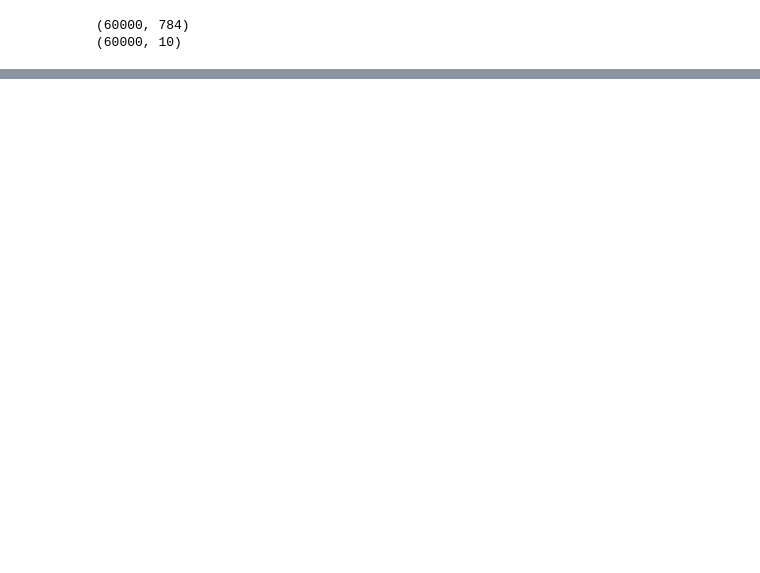
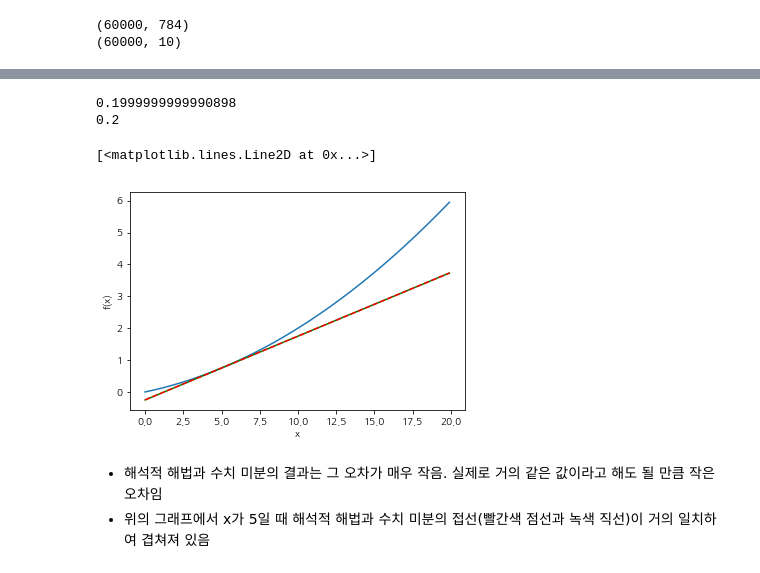
Before and after one commit to cloudallera/deep-learning-from-scratch, a Jupyter notebook: _mystudy/04_neuralnet_training.ipynb, the cells around one changed output, grey strips where cells are left out. Saved outputs shown, nothing was run; the diff lists cells and outputs as text; code cells hidden in the pictures; blank space fills up the shorter version.

```diff
--- a/_mystudy/04_neuralnet_training.ipynb
+++ b/_mystudy/04_neuralnet_training.ipynb
@@ -131,0 +205,5 @@ print(t_train.shape)
+# %%
+# 중심 차분을 이용한 수치 미분 구현
+def numerical_diff(f, x):
+    h = 1e-4      # 0.0001
+    return (f(x+h) - f(x-h)) / (2 * h)
@@ -131,0 +235,35 @@ print(t_train.shape)
+# %%
+def tangent_line(f, x):     # 수치 미분 접선
+    d = numerical_diff(f, x)
+    print(d)
+    y = f(x) - d*x
+    return lambda t: d*t + y
+
+def analytic_line(f, x):     # 해석적 해의 접선
+    d = 0.02 * x + 0.1
+    print(d)
+    y = f(x) - d*x
+    return lambda t: d*t + y
+
+x = np.arange(0.0, 20.0, 0.1)
+y = function_1(x)
+plt.xlabel("x")
+plt.ylabel("f(x)")
+
+tf = tangent_line(function_1, 5)
+y2 = tf(x)
+
+tf = analytic_line(function_1, 5)
+y3 = tf(x)
+
+plt.plot(x, y)
+plt.plot(x, y2, c='g')
+plt.plot(x, y3, "--", c='r')
+# %% [output]
+0.1999999999990898
+0.2
+[<matplotlib.lines.Line2D at 0x...>]
+[figure, added]
+# %% [markdown]
+- 해석적 해법과 수치 미분의 결과는 그 오차가 매우 작음. 실제로 거의 같은 값이라고 해도 될 만큼 작은 오차임
+- 위의 그래프에서 x가 5일 때 해석적 해법과 수치 미분의 접선(빨간색 점선과 녹색 직선)이 거의 일치하여 겹쳐져 있음
```
Also changed, not shown: parts of 24 cells of this notebook.
